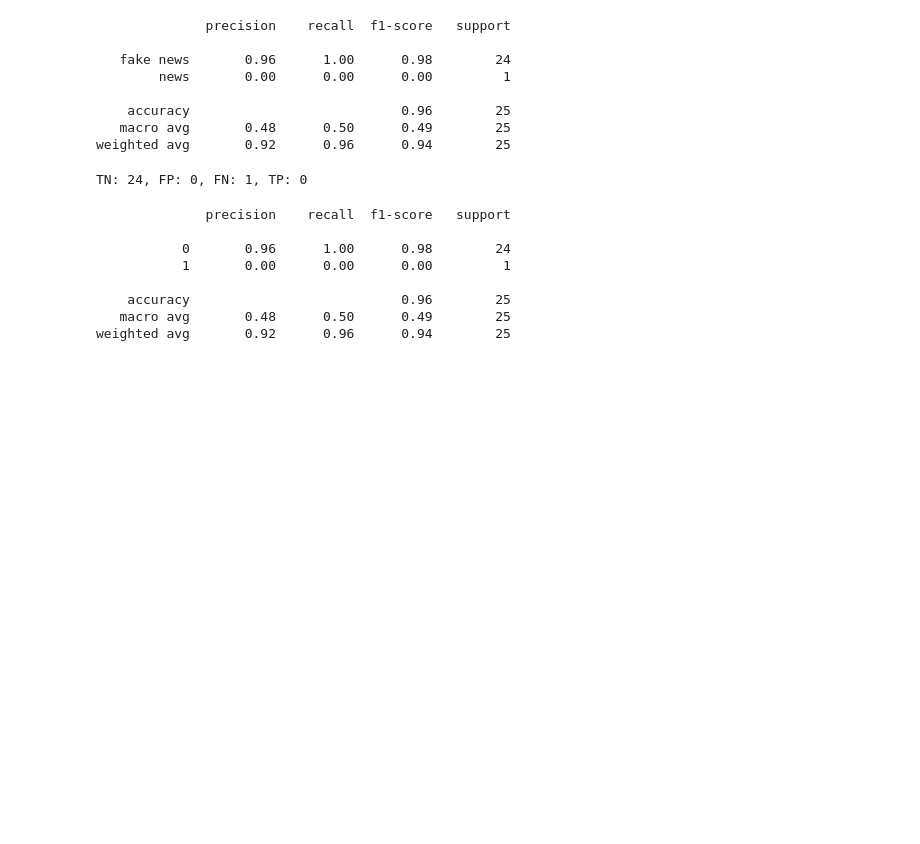
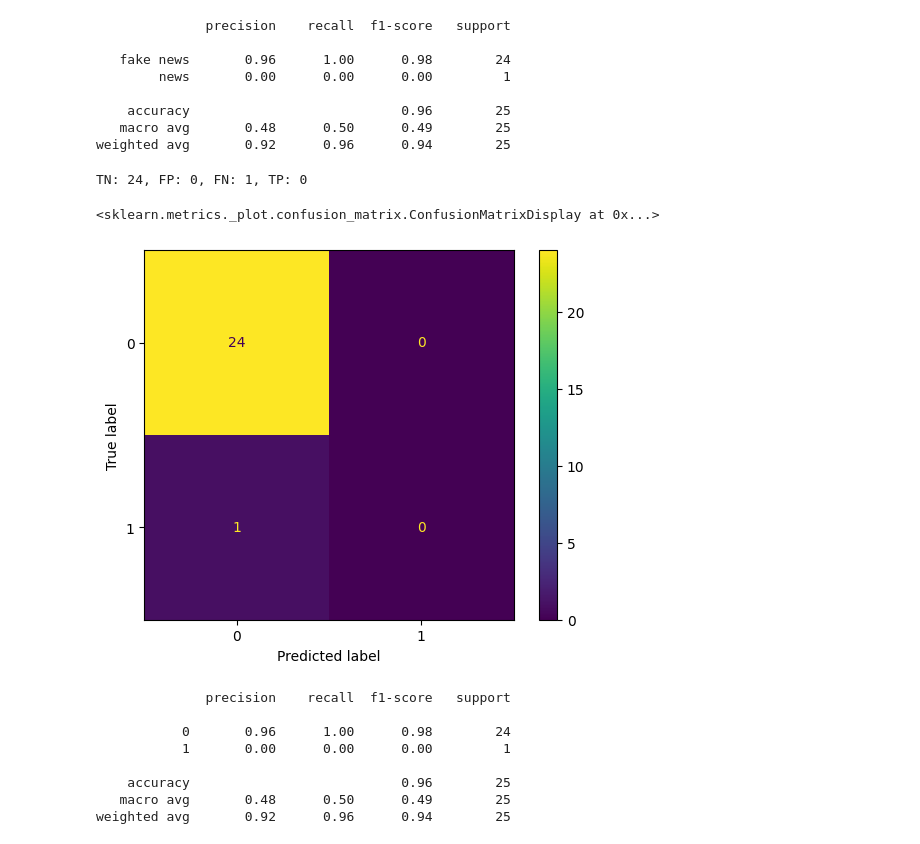
Before and after one commit to Frederik11111/Final-exam-project-GDS, a Jupyter notebook: notebook.ipynb, the cells around one changed output. Saved outputs shown, nothing was run; the diff lists cells and outputs as text; code cells hidden in the pictures; blank space fills up the shorter version.

```diff
--- a/notebook.ipynb
+++ b/notebook.ipynb
@@ -408,8 +407,13 @@ weighted avg       0.92      0.96      0.94        25
 # %%
 test_log_cm = confusion_matrix(y_test, test_log)
 print(f"TN: {test_log_cm[0][0]}, FP: {test_log_cm[0][1]}, FN: {test_log_cm[1][0]}, TP: {test_log_cm[1][1]}")
+
+disp = ConfusionMatrixDisplay(confusion_matrix=test_log_cm)
+disp.plot()
 # %% [output]
 TN: 24, FP: 0, FN: 1, TP: 0
+<sklearn.metrics._plot.confusion_matrix.ConfusionMatrixDisplay at 0x...>
+[figure, added]
 # %%
 test_text = test_data['stemmed'].apply(lambda x: " ".join(x))
 
```
Also changed, not shown: parts of 11 cells of this notebook.
